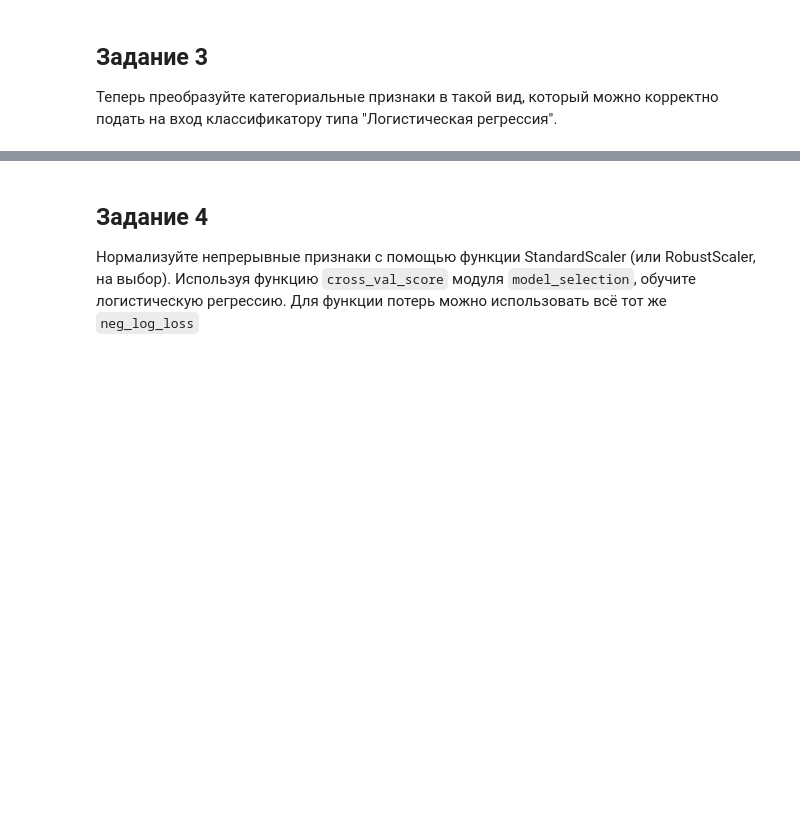
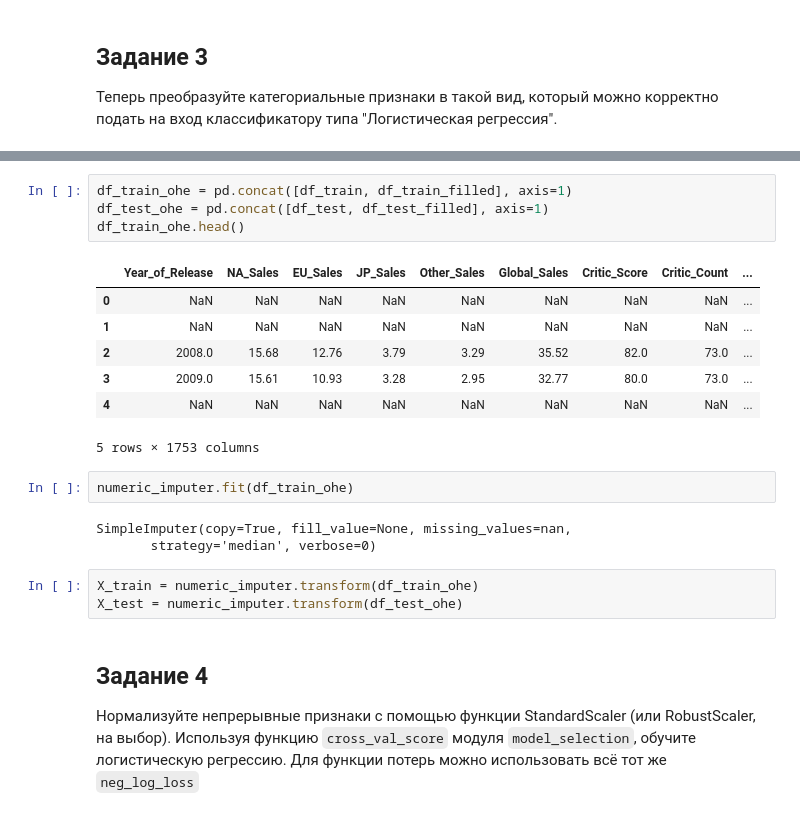
Before and after one commit to Afsent/Nordic_IT_School, a Jupyter notebook: ML/HW24/HW24_Logistic_Regression.ipynb, the cells around one changed output, grey strips where cells are left out. Saved outputs shown, nothing was run; the diff lists cells and outputs as text; blank space fills up the shorter version.

```diff
--- a/ML/HW24/HW24_Logistic_Regression.ipynb
+++ b/ML/HW24/HW24_Logistic_Regression.ipynb
@@ -286,3 +303,23 @@ le = preprocessing.LabelEncoder()
+# %%
+df_train_ohe = pd.concat([df_train, df_train_filled], axis=1)
+df_test_ohe = pd.concat([df_test, df_test_filled], axis=1)
+df_train_ohe.head()
+# %% [output]
+|  | Year_of_Release | NA_Sales | EU_Sales | JP_Sales | Other_Sales | Global_Sales | Critic_Score | Critic_Count | ... |
+| 0 | NaN | NaN | NaN | NaN | NaN | NaN | NaN | NaN | ... |
+| 1 | NaN | NaN | NaN | NaN | NaN | NaN | NaN | NaN | ... |
+| 2 | 2008.0 | 15.68 | 12.76 | 3.79 | 3.29 | 35.52 | 82.0 | 73.0 | ... |
+| 3 | 2009.0 | 15.61 | 10.93 | 3.28 | 2.95 | 32.77 | 80.0 | 73.0 | ... |
+| 4 | NaN | NaN | NaN | NaN | NaN | NaN | NaN | NaN | ... |
+5 rows × 1753 columns
+# %%
+numeric_imputer.fit(df_train_ohe)
+# %% [output]
+SimpleImputer(copy=True, fill_value=None, missing_values=nan,
+       strategy='median', verbose=0)
+# %%
+X_train = numeric_imputer.transform(df_train_ohe)
+X_test = numeric_imputer.transform(df_test_ohe)
 # %% [markdown]
 ## Задание 4
 
```
Also changed, not shown: parts of 22 cells of this notebook.
